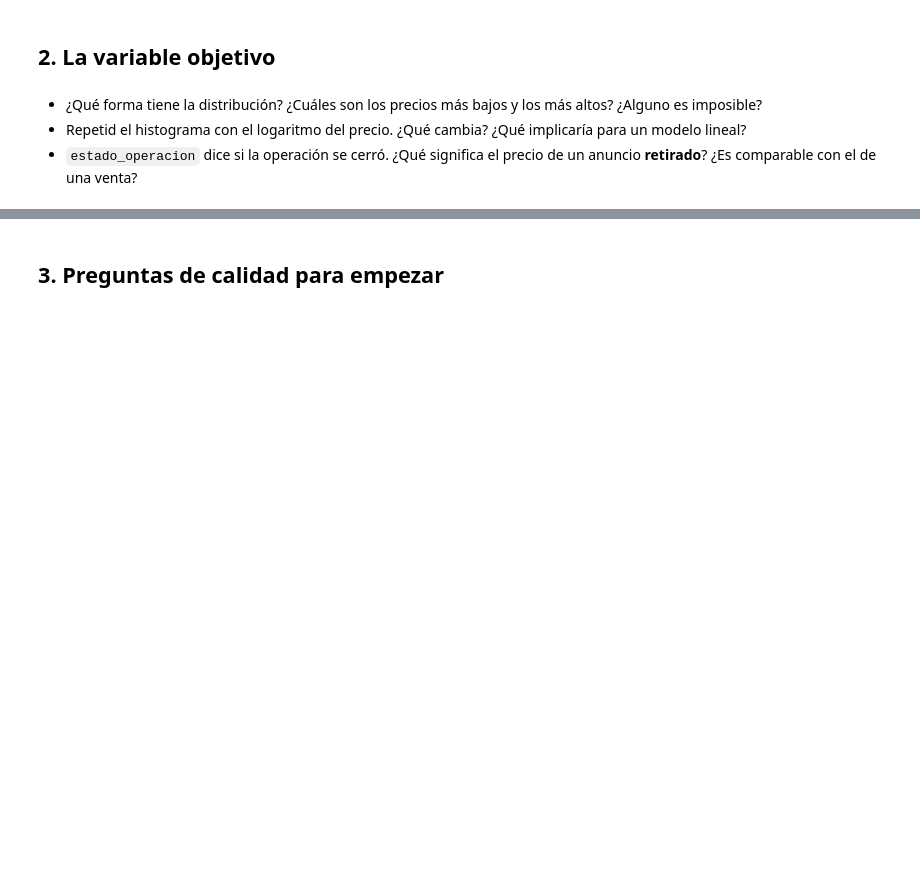
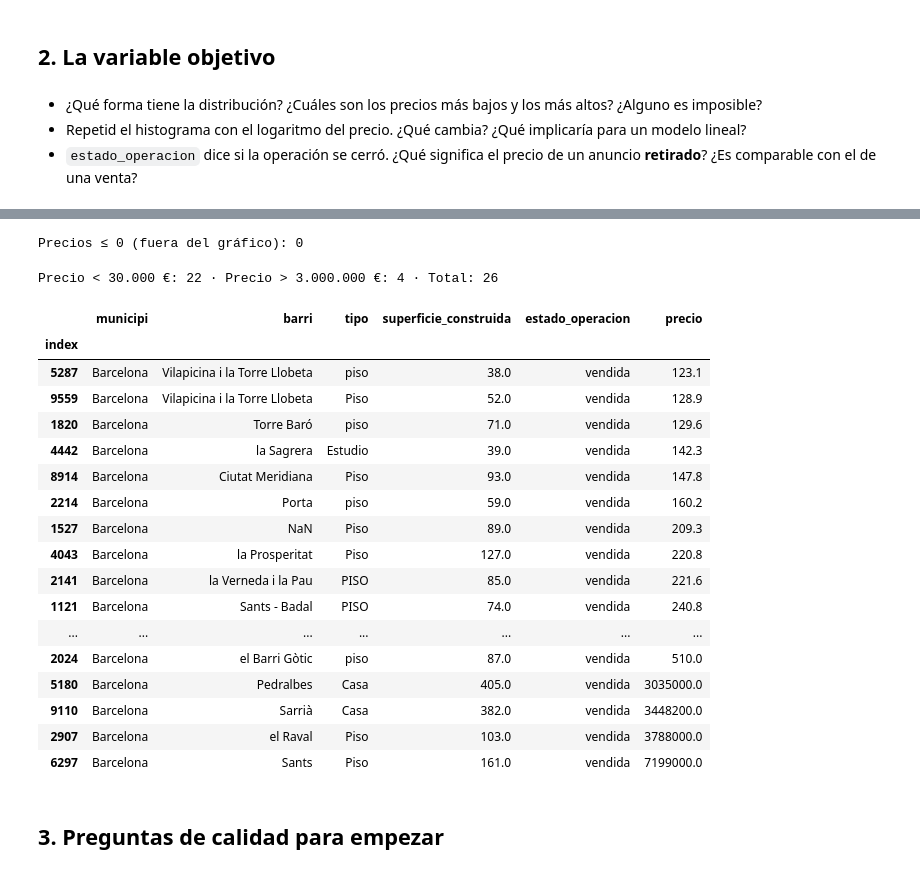
Before and after one commit to aschizsc113/mp2-aschizzi, a Jupyter notebook: notebooks/exploracion.ipynb, the cells around one changed output, grey strips where cells are left out. Cells and saved outputs as stored; diff of their text form; code cells hidden in the pictures; blank space fills up the shorter version.

```diff
--- a/notebooks/exploracion.ipynb
+++ b/notebooks/exploracion.ipynb
@@ -63,3 +102,38 @@ entrenamiento.groupby("estado_operacion").agg(
+# %%
+positivos = entrenamiento["precio"] > 0
+print(f"Precios ≤ 0 (fuera del gráfico): {(~positivos).sum()}")
+
+px.histogram(entrenamiento[positivos].assign(log10_precio=np.log10(entrenamiento.loc[positivos, "precio"])),
+             x="log10_precio", nbins=100, template="simple_white",
+             title="Precio de la operación (escala logarítmica)",
+             labels={"log10_precio": "log₁₀ precio (5 = 100.000 €, 6 = 1.000.000 €)"})
+# %% [output]
+Precios ≤ 0 (fuera del gráfico): 0
+# %%
+bajos = entrenamiento["precio"] < 30_000
+altos = entrenamiento["precio"] > 3_000_000
+print(f"Precio < 30.000 €: {bajos.sum()} · Precio > 3.000.000 €: {altos.sum()} · Total: {(bajos | altos).sum()}")
+entrenamiento.loc[bajos | altos].sort_values("precio")[["municipi", "barri", "tipo", "superficie_construida", "estado_operacion", "precio"]]
+# %% [output]
+Precio < 30.000 €: 22 · Precio > 3.000.000 €: 4 · Total: 26
+|  | municipi | barri | tipo | superficie_construida | estado_operacion | precio |
+| index |  |  |  |  |  |  |
+| 5287 | Barcelona | Vilapicina i la Torre Llobeta | piso | 38.0 | vendida | 123.1 |
+| 9559 | Barcelona | Vilapicina i la Torre Llobeta | Piso | 52.0 | vendida | 128.9 |
+| 1820 | Barcelona | Torre Baró | piso | 71.0 | vendida | 129.6 |
+| 4442 | Barcelona | la Sagrera | Estudio | 39.0 | vendida | 142.3 |
+| 8914 | Barcelona | Ciutat Meridiana | Piso | 93.0 | vendida | 147.8 |
+| 2214 | Barcelona | Porta | piso | 59.0 | vendida | 160.2 |
+| 1527 | Barcelona | NaN | Piso | 89.0 | vendida | 209.3 |
+| 4043 | Barcelona | la Prosperitat | Piso | 127.0 | vendida | 220.8 |
+| 2141 | Barcelona | la Verneda i la Pau | PISO | 85.0 | vendida | 221.6 |
+| 1121 | Barcelona | Sants - Badal | PISO | 74.0 | vendida | 240.8 |
+| ... | ... | ... | ... | ... | ... | ... |
+| 2024 | Barcelona | el Barri Gòtic | piso | 87.0 | vendida | 510.0 |
+| 5180 | Barcelona | Pedralbes | Casa | 405.0 | vendida | 3035000.0 |
+| 9110 | Barcelona | Sarrià | Casa | 382.0 | vendida | 3448200.0 |
+| 2907 | Barcelona | el Raval | Piso | 103.0 | vendida | 3788000.0 |
+| 6297 | Barcelona | Sants | Piso | 161.0 | vendida | 7199000.0 |
 # %% [markdown]
 ## 3. Preguntas de calidad para empezar
 # %% [markdown]
```
Also changed, not shown: parts of 11 cells of this notebook, 1 other file.
